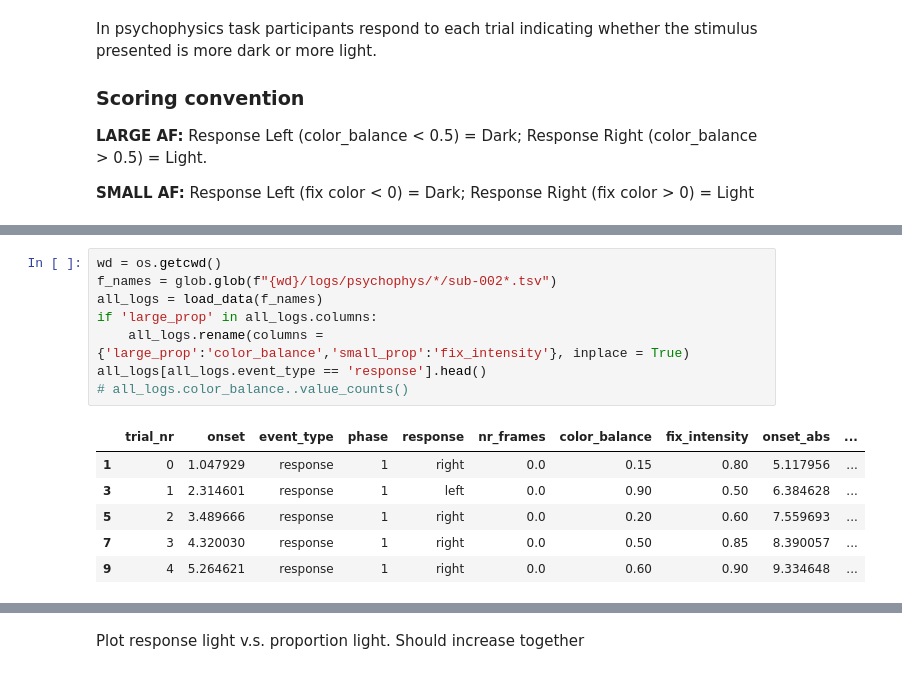
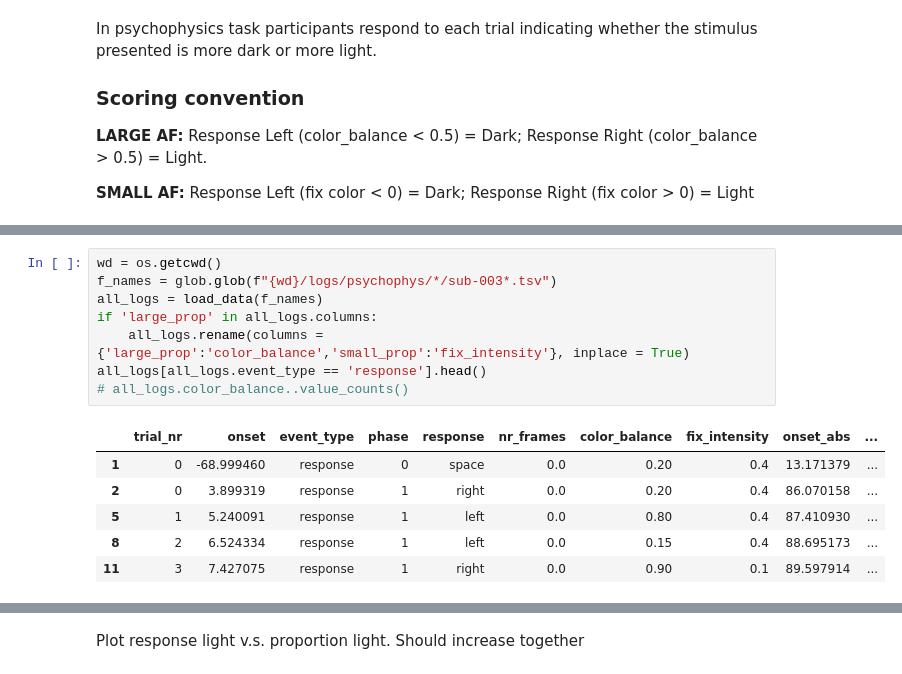
Before and after one commit to sumiyaabdi/PRF_Experiment_Checkers, a Jupyter notebook: Experiment/analysis/analysis.ipynb, the cells around one changed output, grey strips where cells are left out. Drawn from its saved outputs; the diff is of its cells as text.

```diff
--- a/Experiment/analysis/analysis.ipynb
+++ b/Experiment/analysis/analysis.ipynb
@@ -40,18 +40,18 @@ f_names
 # %%
 wd = os.getcwd()
-f_names = glob.glob(f"{wd}/logs/psychophys/*/sub-002*.tsv")
+f_names = glob.glob(f"{wd}/logs/psychophys/*/sub-003*.tsv")
 all_logs = load_data(f_names)
 if 'large_prop' in all_logs.columns:
     all_logs.rename(columns = {'large_prop':'color_balance','small_prop':'fix_intensity'}, inplace = True)
 all_logs[all_logs.event_type == 'response'].head()
 # all_logs.color_balance..value_counts()
 # %% [output]
 |  | trial_nr | onset | event_type | phase | response | nr_frames | color_balance | fix_intensity | onset_abs | ... |
-| 1 | 0 | 1.047929 | response | 1 | right | 0.0 | 0.15 | 0.80 | 5.117956 | ... |
-| 3 | 1 | 2.314601 | response | 1 | left | 0.0 | 0.90 | 0.50 | 6.384628 | ... |
-| 5 | 2 | 3.489666 | response | 1 | right | 0.0 | 0.20 | 0.60 | 7.559693 | ... |
-| 7 | 3 | 4.320030 | response | 1 | right | 0.0 | 0.50 | 0.85 | 8.390057 | ... |
-| 9 | 4 | 5.264621 | response | 1 | right | 0.0 | 0.60 | 0.90 | 9.334648 | ... |
+| 1 | 0 | -68.999460 | response | 0 | space | 0.0 | 0.20 | 0.4 | 13.171379 | ... |
+| 2 | 0 | 3.899319 | response | 1 | right | 0.0 | 0.20 | 0.4 | 86.070158 | ... |
+| 5 | 1 | 5.240091 | response | 1 | left | 0.0 | 0.80 | 0.4 | 87.410930 | ... |
+| 8 | 2 | 6.524334 | response | 1 | left | 0.0 | 0.15 | 0.4 | 88.695173 | ... |
+| 11 | 3 | 7.427075 | response | 1 | right | 0.0 | 0.90 | 0.1 | 89.597914 | ... |
 # %%
 df = all_logs[(all_logs.event_type == 'response')]
 # fixed = np.append(np.array(df.color_balance)[1:],[np.array(df.color_balance)[-1]])
```
Also changed, not shown: parts of 5 cells of this notebook, 1 other file.
